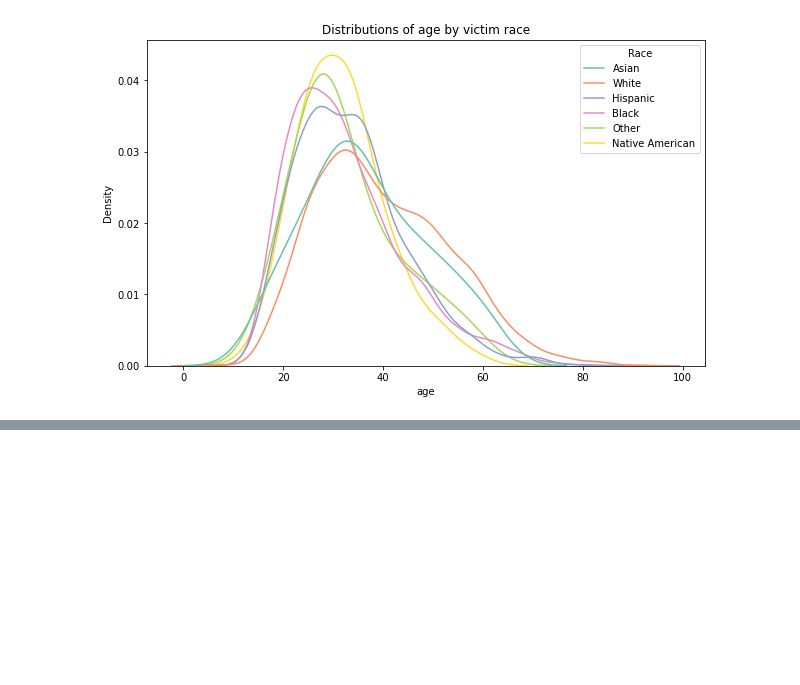
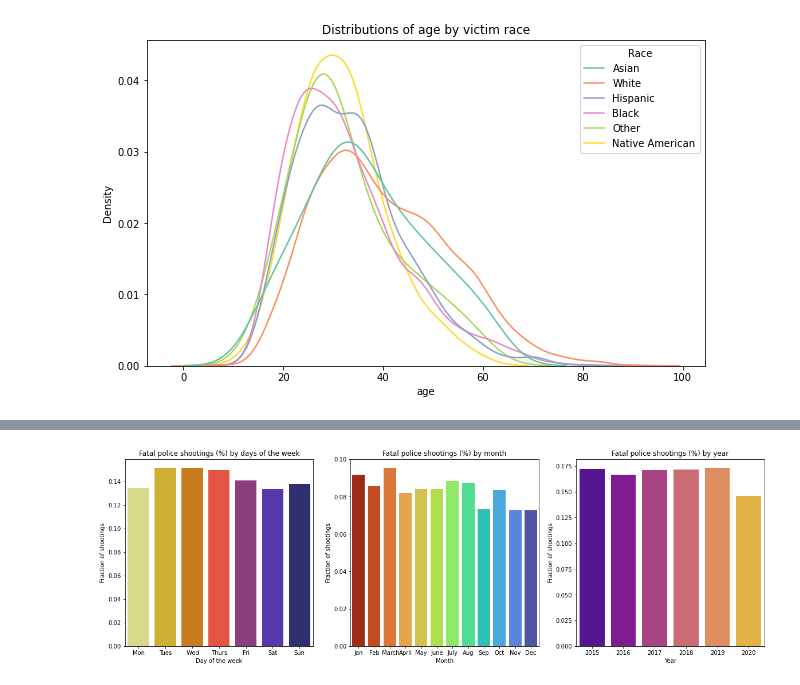
Before and after one commit to annajaffe/police-violence, a Jupyter notebook: AJ_notebook.ipynb, the cells around one changed output, grey strips where cells are left out. Drawn from its saved outputs; the diff is of its cells as text; code cells hidden in the pictures; blank space fills up the shorter version.

```diff
--- a/AJ_notebook.ipynb
+++ b/AJ_notebook.ipynb
@@ -182,0 +217,27 @@ plt.show()
+# %%
+# Get fraction of shootings by day of the week or month
+counts = df['date'].apply(lambda x: x.dayofweek).value_counts(normalize=True).sort_index()
+counts.index = ['Mon', 'Tues',' Wed', 'Thurs', 'Fri', 'Sat', 'Sun']
+
+fig, (ax1, ax2, ax3) = plt.subplots(1,3, figsize=(20,6))
+sns.barplot(x=counts.index, y=counts.values, ax=ax1, palette='CMRmap_r')
+ax1.set_xlabel('Day of the week')
+ax1.set_ylabel('Fraction of shootings')
+ax1.set_title('Fatal police shootings (%) by days of the week');
+
+# Get fraction of shootings by day of the week
+counts = df['date'].apply(lambda x: x.month).value_counts(normalize=True).sort_index()
+counts.index = ['Jan', 'Feb',' March', 'April', 'May', 'June', 'July', 'Aug', 'Sep', 'Oct', 'Nov', 'Dec']
+sns.barplot(x=counts.index, y=counts.values, ax=ax2, palette='turbo_r')
+ax2.set_xlabel('Month')
+ax2.set_ylabel('Fraction of shootings')
+ax2.set_title('Fatal police shootings (%) by month');
+
+# Get fraction of shootings by year
+counts = df['date'].apply(lambda x: x.year).value_counts(normalize=True).sort_index()
+sns.barplot(x=counts.index, y=counts.values, ax=ax3, palette='plasma')
+ax3.set_xlabel('Year')
+ax3.set_ylabel('Fraction of shootings')
+ax3.set_title('Fatal police shootings (%) by year');
+# %% [output]
+[figure, added]
```
Also changed, not shown: parts of 10 cells of this notebook.
